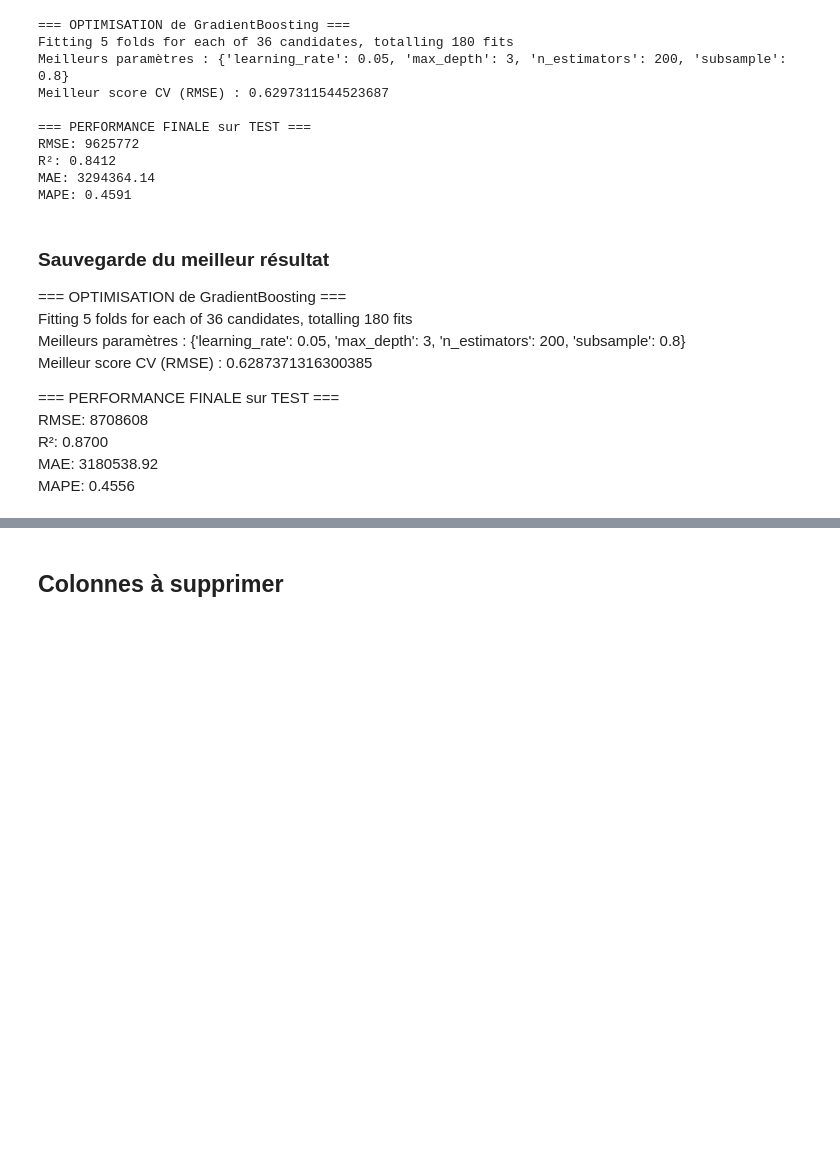
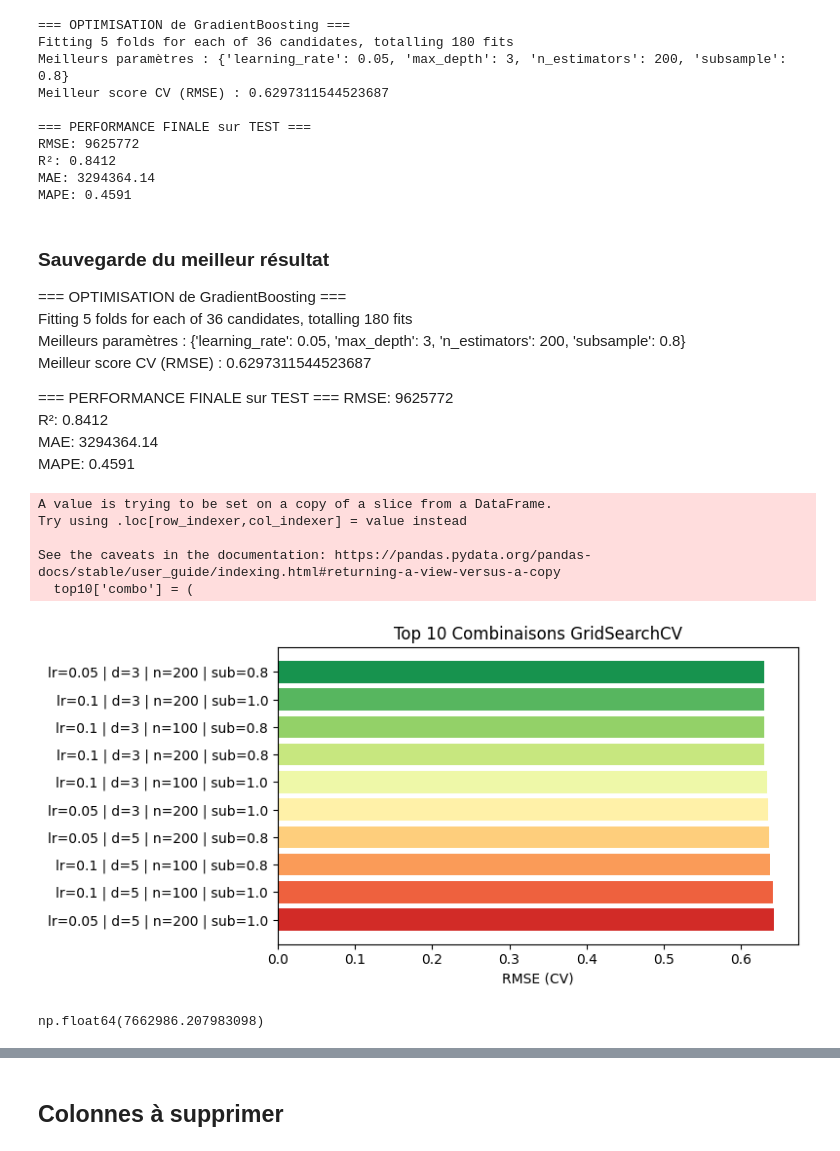
Before and after one commit to day811/OCDE-P6, a Jupyter notebook: modelistation_model1.ipynb, the cells around one changed output, grey strips where cells are left out. Drawn from its saved outputs; the diff is of its cells as text; code cells hidden in the pictures; blank space fills up the shorter version.

```diff
--- a/modelistation_model1.ipynb
+++ b/modelistation_model1.ipynb
@@ -451,10 +456,51 @@ MAPE: 0.4591
 === OPTIMISATION de GradientBoosting ===
 Fitting 5 folds for each of 36 candidates, totalling 180 fits
 Meilleurs paramètres : {'learning_rate': 0.05, 'max_depth': 3, 'n_estimators': 200, 'subsample': 0.8}
-Meilleur score CV (RMSE) : 0.6287371316300385
+Meilleur score CV (RMSE) : 0.6297311544523687
 
 === PERFORMANCE FINALE sur TEST ===
-RMSE: 8708608
-R²: 0.8700
-MAE: 3180538.92
-MAPE: 0.4556
+RMSE: 9625772
+R²: 0.8412
+MAE: 3294364.14
+MAPE: 0.4591
+# %%
+results_df = pd.DataFrame(gs.cv_results_)
+
+# Convertir le score négatif en positif
+results_df['mean_rmse'] = -results_df['mean_test_score']
+
+
+# Trier par performance
+results_sorted = results_df.sort_values('mean_rmse')
+
+# Afficher les top 10
+fig, ax = plt.subplots(figsize=(8, 4))
+top10 = results_sorted.head(10)
+
+# Créer des labels pour chaque combinaison
+top10['combo'] = (
+    'lr=' + top10['param_learning_rate'].astype(str) +
+    ' | d=' + top10['param_max_depth'].astype(str) +
+    ' | n=' + top10['param_n_estimators'].astype(str) +
+    ' | sub=' + top10['param_subsample'].astype(str)
+)
+
+# Barplot horizontal
+colors = sns.color_palette('RdYlGn_r', len(top10))
+ax.barh(top10['combo'], top10['mean_rmse'], color=colors)
+ax.set_xlabel('RMSE (CV)')
+ax.set_title('Top 10 Combinaisons GridSearchCV')
+ax.invert_yaxis()
+plt.tight_layout()
+plt.show()
+# %% [output]
+A value is trying to be set on a copy of a slice from a DataFrame.
+Try using .loc[row_indexer,col_indexer] = value instead
+
+See the caveats in the documentation: https://pandas.pydata.org/pandas-docs/stable/user_guide/indexing.html#returning-a-view-versus-a-copy
+  top10['combo'] = (
+[figure, added]
+# %%
+np.expm1(0.6297) * y_train.mean()
+# %% [output]
+np.float64(7662986.207983098)
```
Also changed, not shown: parts of 6 cells of this notebook, 1 other file.
